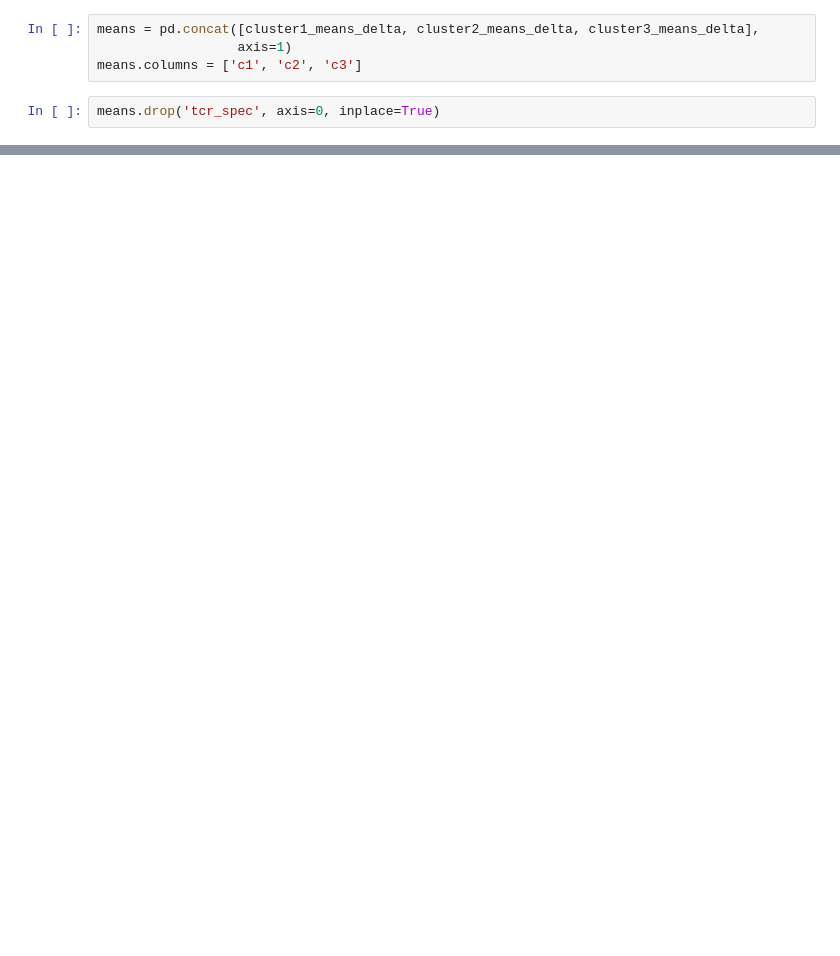
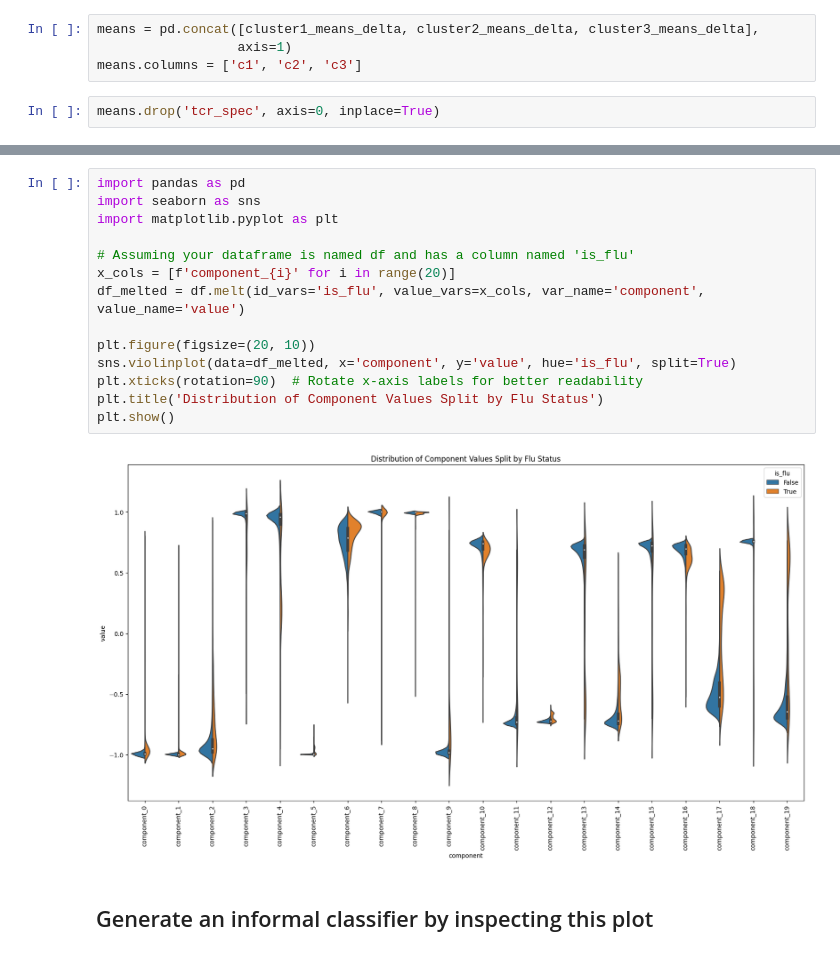
Before and after one commit to jboesen/tcellmatch, a Jupyter notebook: tutorials/Visualization.ipynb, the cells around one changed output, grey strips where cells are left out. Drawn from its saved outputs; the diff is of its cells as text; blank space fills up the shorter version.

```diff
--- a/tutorials/Visualization.ipynb
+++ b/tutorials/Visualization.ipynb
@@ -211,0 +191,18 @@ for i in range(0, 20):
+# %%
+import pandas as pd
+import seaborn as sns
+import matplotlib.pyplot as plt
+
+# Assuming your dataframe is named df and has a column named 'is_flu'
+x_cols = [f'component_{i}' for i in range(20)]
+df_melted = df.melt(id_vars='is_flu', value_vars=x_cols, var_name='component', value_name='value')
+
+plt.figure(figsize=(20, 10))
+sns.violinplot(data=df_melted, x='component', y='value', hue='is_flu', split=True)
+plt.xticks(rotation=90)  # Rotate x-axis labels for better readability
+plt.title('Distribution of Component Values Split by Flu Status')
+plt.show()
+# %% [output]
+[figure, added]
+# %% [markdown]
+## Generate an informal classifier by inspecting this plot
```
Also changed, not shown: parts of 24 cells of this notebook.
